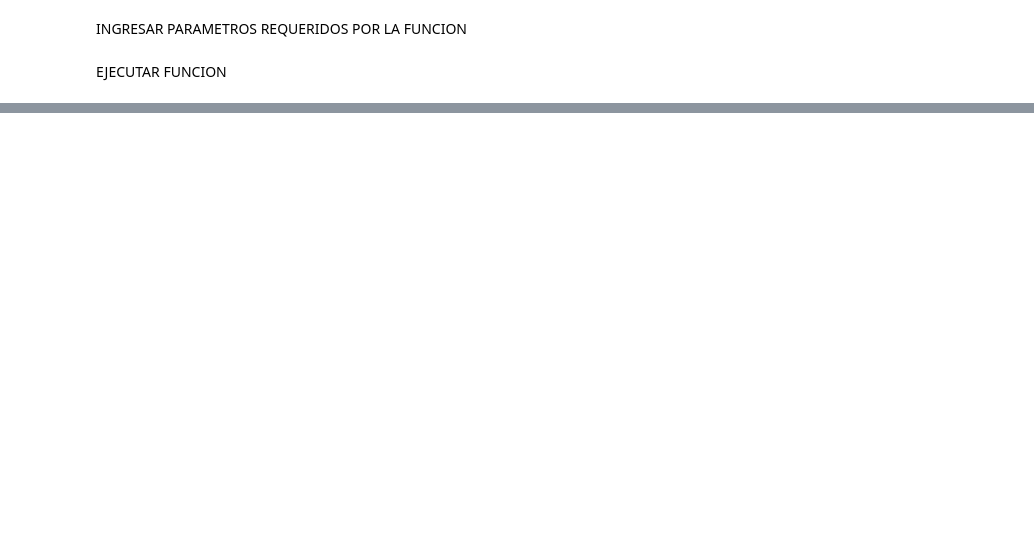
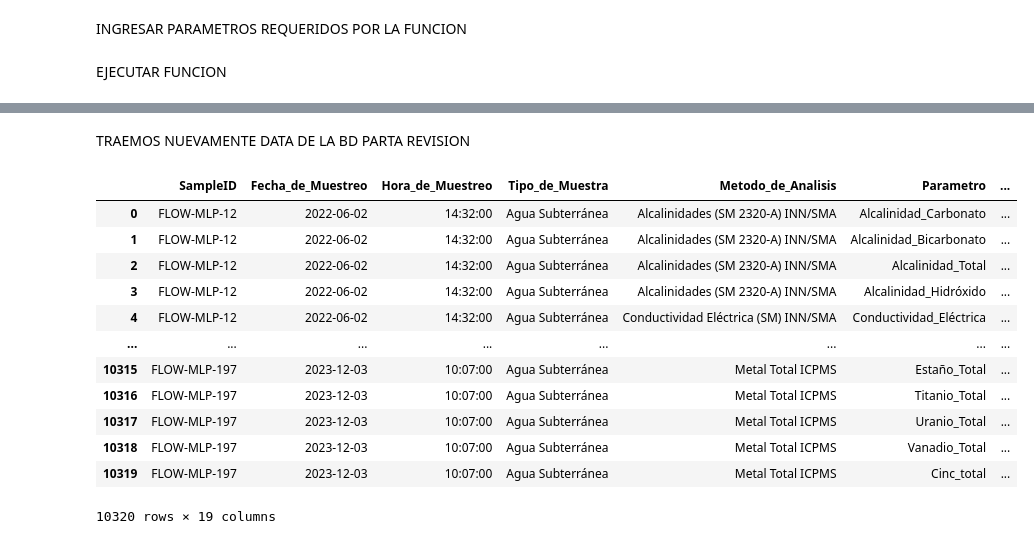
Before and after one commit to franciscoalejandro898/Tecnolog-a_Flow, a Jupyter notebook: Compilado_mlp/Compilacertificados.ipynb, the cells around one changed output, grey strips where cells are left out. Drawn from its saved outputs; the diff is of its cells as text; code cells hidden in the pictures; blank space fills up the shorter version.

```diff
--- a/Compilado_mlp/Compilacertificados.ipynb
+++ b/Compilado_mlp/Compilacertificados.ipynb
@@ -401,0 +350,20 @@ print(df)
+# %% [markdown]
+TRAEMOS NUEVAMENTE DATA DE LA BD PARTA REVISION
+# %%
+df_data_bd = pd.read_sql_table(table_name, con=engine)#Trae la tabla de la bda un dataframe
+
+df_data_bd
+# %% [output]
+|  | SampleID | Fecha_de_Muestreo | Hora_de_Muestreo | Tipo_de_Muestra | Metodo_de_Analisis | Parametro | ... |
+| 0 | FLOW-MLP-12 | 2022-06-02 | 14:32:00 | Agua Subterránea | Alcalinidades (SM 2320-A) INN/SMA | Alcalinidad_Carbonato | ... |
+| 1 | FLOW-MLP-12 | 2022-06-02 | 14:32:00 | Agua Subterránea | Alcalinidades (SM 2320-A) INN/SMA | Alcalinidad_Bicarbonato | ... |
+| 2 | FLOW-MLP-12 | 2022-06-02 | 14:32:00 | Agua Subterránea | Alcalinidades (SM 2320-A) INN/SMA | Alcalinidad_Total | ... |
+| 3 | FLOW-MLP-12 | 2022-06-02 | 14:32:00 | Agua Subterránea | Alcalinidades (SM 2320-A) INN/SMA | Alcalinidad_Hidróxido | ... |
+| 4 | FLOW-MLP-12 | 2022-06-02 | 14:32:00 | Agua Subterránea | Conductividad Eléctrica (SM) INN/SMA | Conductividad_Eléctrica | ... |
+| ... | ... | ... | ... | ... | ... | ... | ... |
+| 10315 | FLOW-MLP-197 | 2023-12-03 | 10:07:00 | Agua Subterránea | Metal Total ICPMS | Estaño_Total | ... |
+| 10316 | FLOW-MLP-197 | 2023-12-03 | 10:07:00 | Agua Subterránea | Metal Total ICPMS | Titanio_Total | ... |
+| 10317 | FLOW-MLP-197 | 2023-12-03 | 10:07:00 | Agua Subterránea | Metal Total ICPMS | Uranio_Total | ... |
+| 10318 | FLOW-MLP-197 | 2023-12-03 | 10:07:00 | Agua Subterránea | Metal Total ICPMS | Vanadio_Total | ... |
+| 10319 | FLOW-MLP-197 | 2023-12-03 | 10:07:00 | Agua Subterránea | Metal Total ICPMS | Cinc_total | ... |
+10320 rows × 19 columns
```
Also changed, not shown: parts of 22 cells of this notebook, 5 other files.
